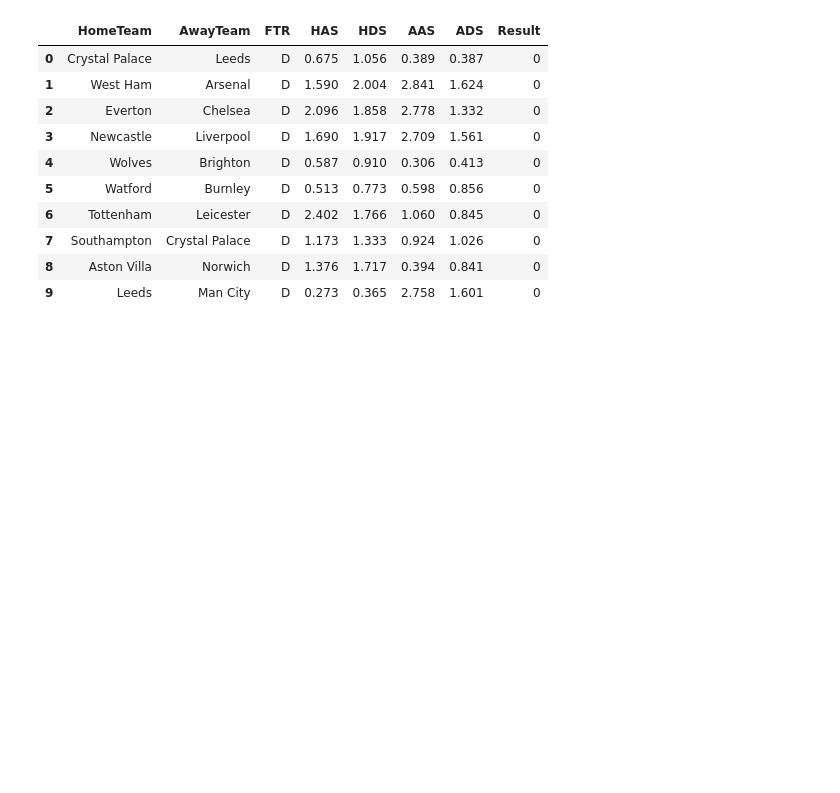
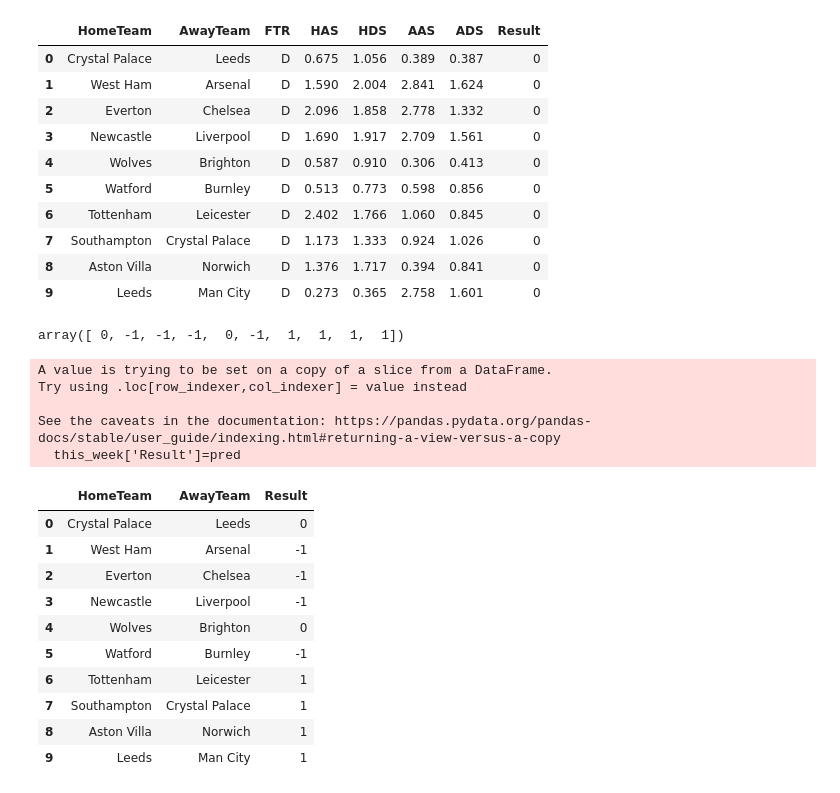
Before and after one commit to saylibhavsar/Football-Data-Analysis, a Jupyter notebook: Web Scraping - Football Analysis.ipynb, the cells around one changed output. Cells and saved outputs as stored; diff of their text form; code cells hidden in the pictures; blank space fills up the shorter version.

Commit message:
Add files via upload
predicted FTR

```diff
--- a/Web Scraping - Football Analysis.ipynb
+++ b/Web Scraping - Football Analysis.ipynb
@@ -470,3 +470,40 @@ new_fixtures
 | 7 | Southampton | Crystal Palace | D | 1.173 | 1.333 | 0.924 | 1.026 | 0 |
 | 8 | Aston Villa | Norwich | D | 1.376 | 1.717 | 0.394 | 0.841 | 0 |
 | 9 | Leeds | Man City | D | 0.273 | 0.365 | 2.758 | 1.601 | 0 |
+# %%
+train_x = pred_table[['HAS','HDS','AAS','ADS']]
+train_y = pred_table['Result']
+# %%
+X_test = new_fixtures[['HAS','HDS','AAS','ADS']]
+y_test = new_fixtures['Result']
+# %%
+clf = KNeighborsClassifier()
+model = clf.fit(train_x,train_y)
+pred = clf.predict(X_test)
+# %%
+pred
+# %% [output]
+array([ 0, -1, -1, -1,  0, -1,  1,  1,  1,  1])
+# %%
+this_week = new_fixtures[['HomeTeam','AwayTeam']]
+this_week['Result']=pred
+# %% [output]
+A value is trying to be set on a copy of a slice from a DataFrame.
+Try using .loc[row_indexer,col_indexer] = value instead
+
+See the caveats in the documentation: https://pandas.pydata.org/pandas-docs/stable/user_guide/indexing.html#returning-a-view-versus-a-copy
+  this_week['Result']=pred
+# %%
+this_week
+# %% [output]
+|  | HomeTeam | AwayTeam | Result |
+| 0 | Crystal Palace | Leeds | 0 |
+| 1 | West Ham | Arsenal | -1 |
+| 2 | Everton | Chelsea | -1 |
+| 3 | Newcastle | Liverpool | -1 |
+| 4 | Wolves | Brighton | 0 |
+| 5 | Watford | Burnley | -1 |
+| 6 | Tottenham | Leicester | 1 |
+| 7 | Southampton | Crystal Palace | 1 |
+| 8 | Aston Villa | Norwich | 1 |
+| 9 | Leeds | Man City | 1 |
```
Also changed, not shown: parts of 4 cells of this notebook.
